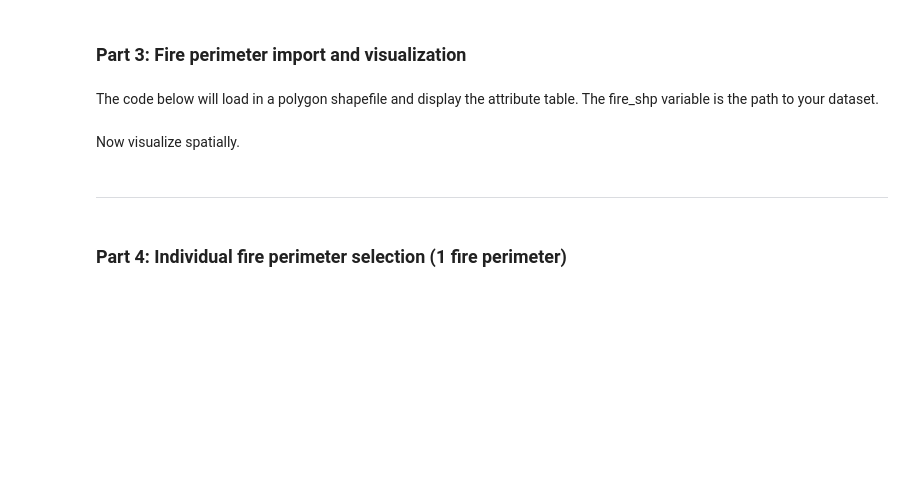
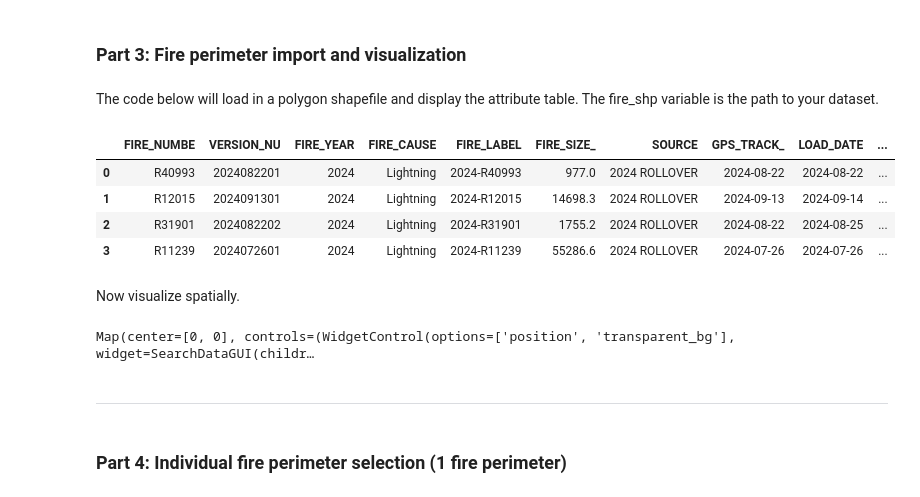
Before and after one commit to SashaNasonova/burnSeverity, a Jupyter notebook: BurnSeverityMapping.ipynb, the cells around one changed output. Cells and saved outputs as stored; diff of their text form; code cells hidden in the pictures; blank space fills up the shorter version.

```diff
--- a/BurnSeverityMapping.ipynb
+++ b/BurnSeverityMapping.ipynb
@@ -510,12 +537,18 @@ ee.Initialize(project=project)
 The code below will load in a polygon shapefile and display the attribute table. The fire_shp variable is the path to your dataset.
 # %%
 # Open fires shapefile
-fires_shp = 'burnSeverity/test/vectors/K52318_Aug28.shp'
+fires_shp = '/content/burnSeverity/fire_perims_20250909.shp'
 fires = geemap.shp_to_ee(fires_shp)
 
 # Visualize in table format
 fires_df = geopandas.read_file(fires_shp)
 fires_df
+# %% [output]
+|  | FIRE_NUMBE | VERSION_NU | FIRE_YEAR | FIRE_CAUSE | FIRE_LABEL | FIRE_SIZE_ | SOURCE | GPS_TRACK_ | LOAD_DATE | ... |
+| 0 | R40993 | 2024082201 | 2024 | Lightning | 2024-R40993 | 977.0 | 2024 ROLLOVER | 2024-08-22 | 2024-08-22 | ... |
+| 1 | R12015 | 2024091301 | 2024 | Lightning | 2024-R12015 | 14698.3 | 2024 ROLLOVER | 2024-09-13 | 2024-09-14 | ... |
+| 2 | R31901 | 2024082202 | 2024 | Lightning | 2024-R31901 | 1755.2 | 2024 ROLLOVER | 2024-08-22 | 2024-08-25 | ... |
+| 3 | R11239 | 2024072601 | 2024 | Lightning | 2024-R11239 | 55286.6 | 2024 ROLLOVER | 2024-07-26 | 2024-07-26 | ... |
 # %% [markdown]
 Now visualize spatially.
 # %%
@@ -523,6 +556,8 @@ Map = geemap.Map()
 Map.addLayer(fires,{},'Fire Polys')
 Map.centerObject(fires)
 Map
+# %% [output]
+Map(center=[0, 0], controls=(WidgetControl(options=['position', 'transparent_bg'], widget=SearchDataGUI(childr…
 # %% [markdown]
 
 
```
Also changed, not shown: parts of 12 cells of this notebook.
